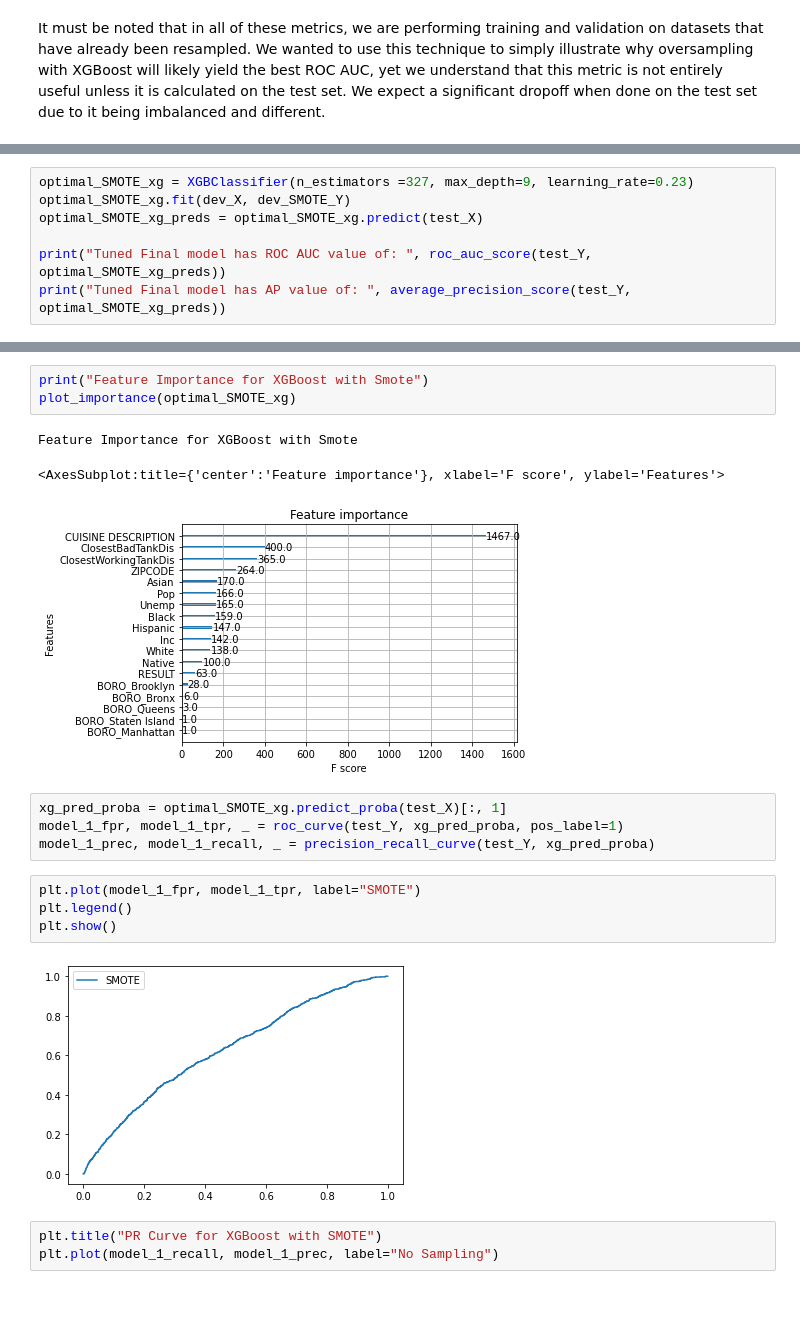
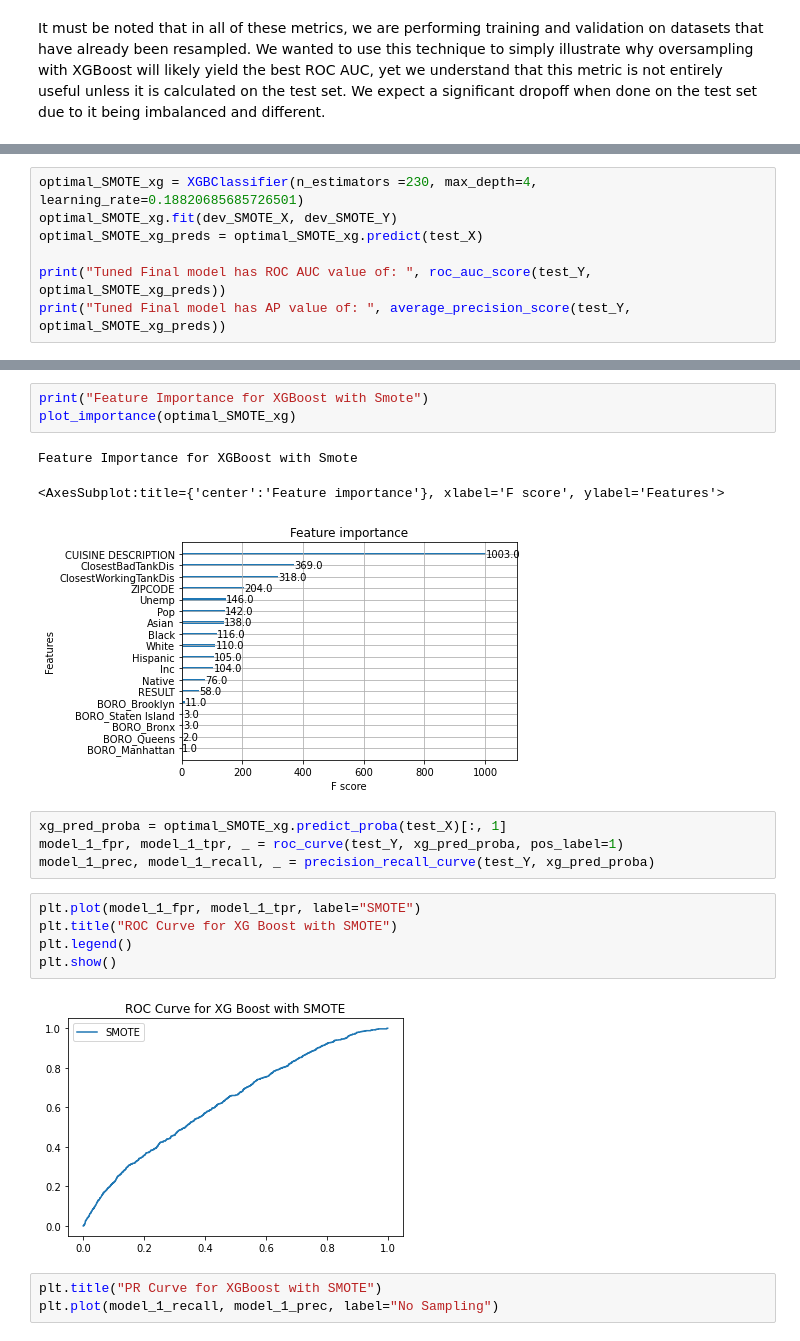
Before and after one commit to clarissarjtai/NYC-Restaurant-Sanitation-Level-Prediction, a Jupyter notebook: census_model.ipynb, the cells around one changed output, grey strips where cells are left out. Cells and saved outputs as stored; diff of their text form; blank space fills up the shorter version.

```diff
--- a/census_model.ipynb
+++ b/census_model.ipynb
@@ -319,6 +331,6 @@ Fitting 5 folds for each of 10 candidates, totalling 50 fits
 # %%
-optimal_SMOTE_xg = XGBClassifier(n_estimators =327, max_depth=9, learning_rate=0.23)
-optimal_SMOTE_xg.fit(dev_X, dev_SMOTE_Y)
+optimal_SMOTE_xg = XGBClassifier(n_estimators =230, max_depth=4, learning_rate=0.18820685685726501)
+optimal_SMOTE_xg.fit(dev_SMOTE_X, dev_SMOTE_Y)
 optimal_SMOTE_xg_preds = optimal_SMOTE_xg.predict(test_X)
 
 print("Tuned Final model has ROC AUC value of: ", roc_auc_score(test_Y, optimal_SMOTE_xg_preds))
@@ -341,17 +353,18 @@ plot_importance(optimal_SMOTE_xg)
 # %% [output]
 Feature Importance for XGBoost with Smote
 <AxesSubplot:title={'center':'Feature importance'}, xlabel='F score', ylabel='Features'>
-[figure, old version]
+[figure, new version]
 # %%
 xg_pred_proba = optimal_SMOTE_xg.predict_proba(test_X)[:, 1]
 model_1_fpr, model_1_tpr, _ = roc_curve(test_Y, xg_pred_proba, pos_label=1)
 model_1_prec, model_1_recall, _ = precision_recall_curve(test_Y, xg_pred_proba)
 # %%
 plt.plot(model_1_fpr, model_1_tpr, label="SMOTE")
+plt.title("ROC Curve for XG Boost with SMOTE")
 plt.legend()
 plt.show()
 # %% [output]
-[figure, old version]
+[figure, new version]
 # %%
 plt.title("PR Curve for XGBoost with SMOTE")
 plt.plot(model_1_recall, model_1_prec, label="No Sampling")
```
Also changed, not shown: parts of 11 cells of this notebook.
